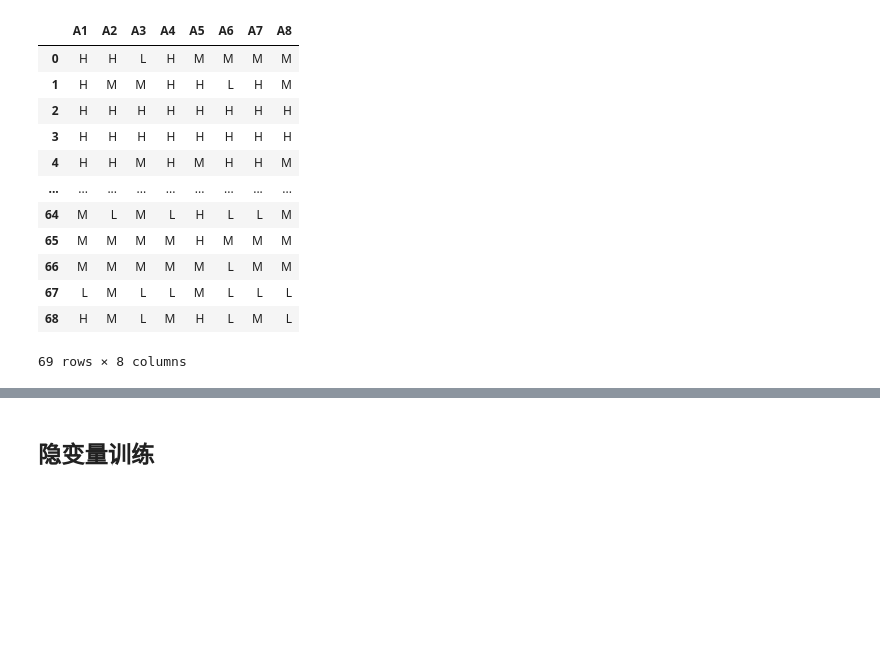
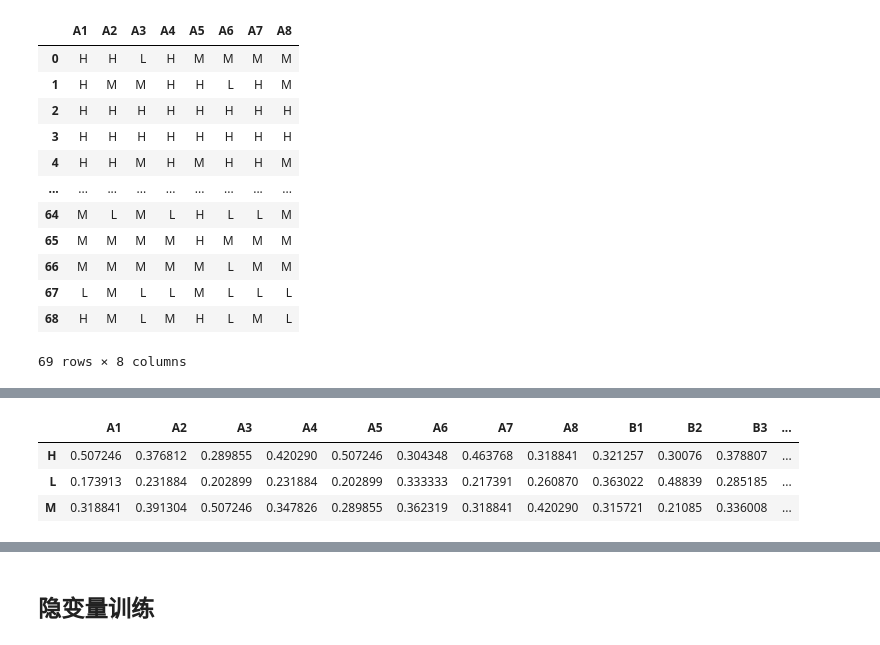
Before and after one commit to Zhou1317fe5/ml-projects, a Jupyter notebook: 贝叶斯危化品仓储风险分析/code/HCSRW_BayesianNetwork.ipynb, the cells around one changed output, grey strips where cells are left out. Cells and saved outputs as stored; diff of their text form; code cells hidden in the pictures; blank space fills up the shorter version.

```diff
--- a/贝叶斯危化品仓储风险分析/code/HCSRW_BayesianNetwork.ipynb
+++ b/贝叶斯危化品仓储风险分析/code/HCSRW_BayesianNetwork.ipynb
@@ -387,0 +456,39 @@ get_train_data()
+# %%
+data_A1_A9 = {
+    'A1': [0.507246, 0.173913, 0.318841],
+    'A2': [0.376812, 0.231884, 0.391304],
+    'A3': [0.289855, 0.202899, 0.507246],
+    'A4': [0.42029, 0.231884, 0.347826],
+    'A5': [0.507246, 0.202899, 0.289855],
+    'A6': [0.304348, 0.333333, 0.362319],
+
+    'A7': [0.463768, 0.217391, 0.318841],
+    'A8': [0.318841, 0.26087, 0.42029]
+
+}
+
+# Create a DataFrame from the data
+df_A1_A9 = pd.DataFrame(data_A1_A9, index=['H', 'L', 'M'])
+
+# Extract CPDs for B1, B2, B3, B4, and C
+cpds = model2.get_cpds()
+
+# Initialize data for each variable
+data_dict = {'B1': [], 'B2': [], 'B3': [], 'B4': [], 'C': []}
+
+# Extract and calculate average values for each state
+for variable in data_dict.keys():
+    cpd = next(cpd for cpd in cpds if cpd.variable == variable)
+    for state in [0,1,2]:
+        average_value = cpd.values[state].mean()
+        data_dict[variable].append(average_value)
+
+df_B1_C = pd.DataFrame(data_dict, index=['H', 'L', 'M'])
+result = pd.concat([df_A1_A9, df_B1_C], axis=1)
+result.to_excel('./data/贝叶斯网络参数.xlsx', index_label='State')
+result
+# %% [output]
+|  | A1 | A2 | A3 | A4 | A5 | A6 | A7 | A8 | B1 | B2 | B3 | ... |
+| H | 0.507246 | 0.376812 | 0.289855 | 0.420290 | 0.507246 | 0.304348 | 0.463768 | 0.318841 | 0.321257 | 0.30076 | 0.378807 | ... |
+| L | 0.173913 | 0.231884 | 0.202899 | 0.231884 | 0.202899 | 0.333333 | 0.217391 | 0.260870 | 0.363022 | 0.48839 | 0.285185 | ... |
+| M | 0.318841 | 0.391304 | 0.507246 | 0.347826 | 0.289855 | 0.362319 | 0.318841 | 0.420290 | 0.315721 | 0.21085 | 0.336008 | ... |
```
Also changed, not shown: parts of 12 cells of this notebook, 4 other files.
